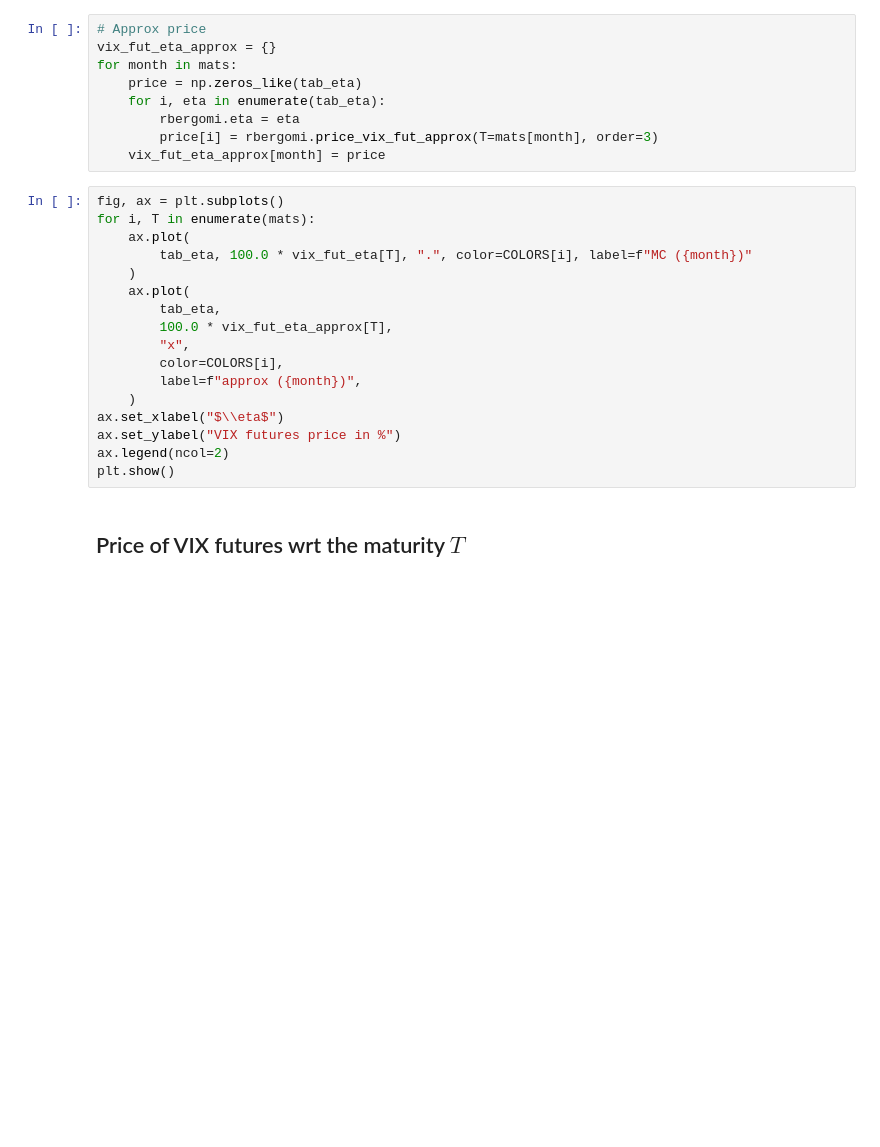
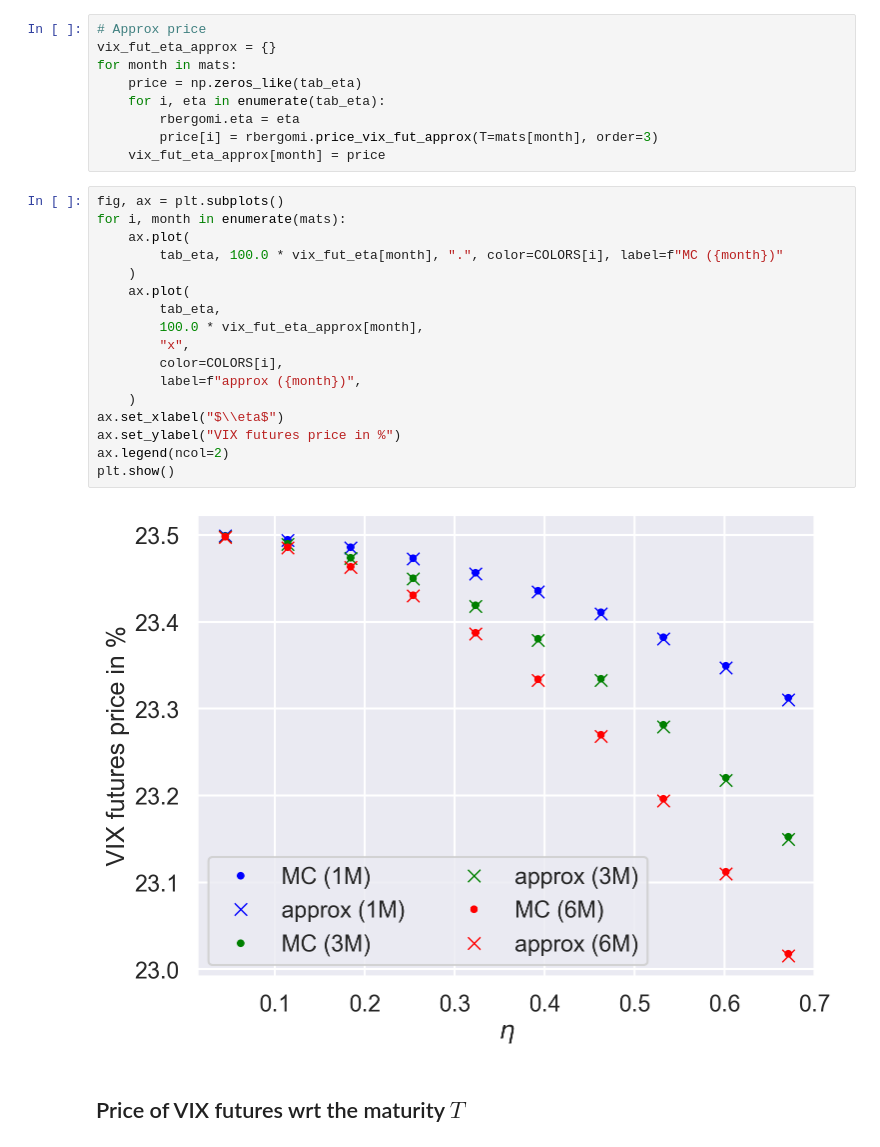
Before and after one commit to fbourgey/rough-bergomi, a Jupyter notebook: vix_weak_approx.ipynb, the cells around one changed output. Drawn from its saved outputs; the diff is of its cells as text; blank space fills up the shorter version.

```diff
--- a/vix_weak_approx.ipynb
+++ b/vix_weak_approx.ipynb
@@ -124,21 +131,23 @@ for month in mats:
     vix_fut_eta_approx[month] = price
 # %%
 fig, ax = plt.subplots()
-for i, T in enumerate(mats):
+for i, month in enumerate(mats):
     ax.plot(
-        tab_eta, 100.0 * vix_fut_eta[T], ".", color=COLORS[i], label=f"MC ({month})"
+        tab_eta, 100.0 * vix_fut_eta[month], ".", color=COLORS[i], label=f"MC ({month})"
     )
     ax.plot(
         tab_eta,
-        100.0 * vix_fut_eta_approx[T],
+        100.0 * vix_fut_eta_approx[month],
         "x",
         color=COLORS[i],
         label=f"approx ({month})",
     )
 ax.set_xlabel("$\\eta$")
 ax.set_ylabel("VIX futures price in %")
 ax.legend(ncol=2)
 plt.show()
+# %% [output]
+[figure, added]
 # %% [markdown]
 ## Price of VIX futures wrt the maturity $T$
 # %%
```
Also changed, not shown: parts of 12 cells of this notebook, 2 other files.
